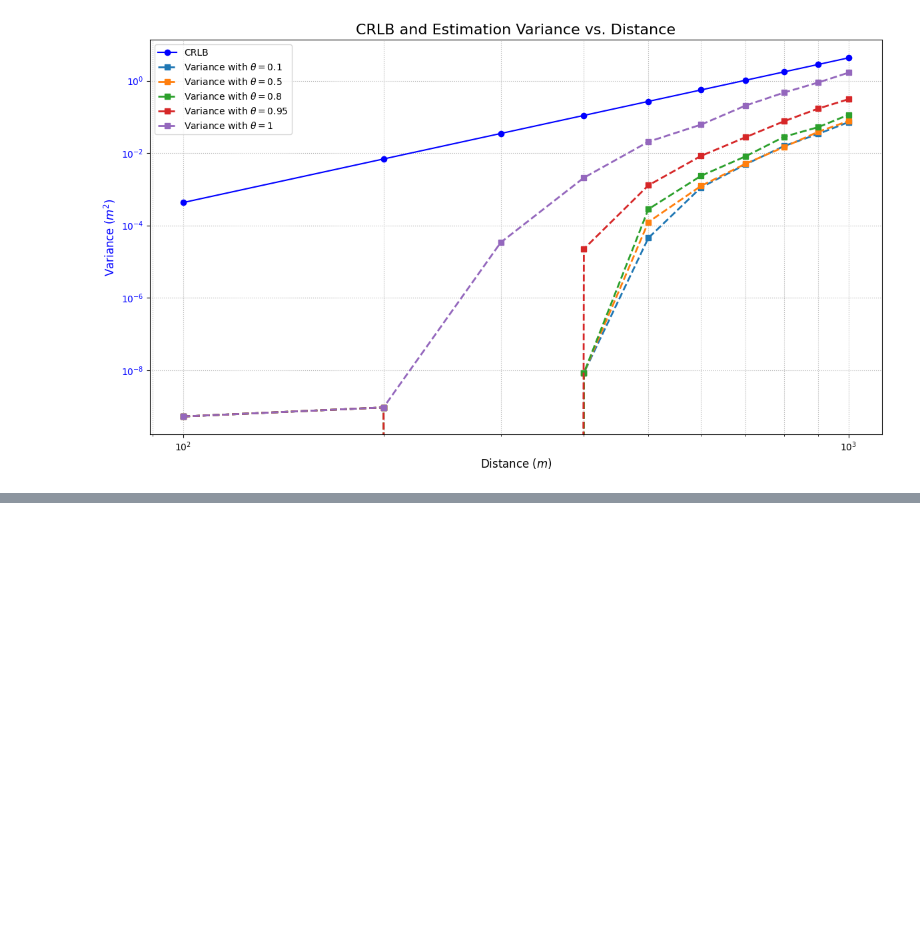
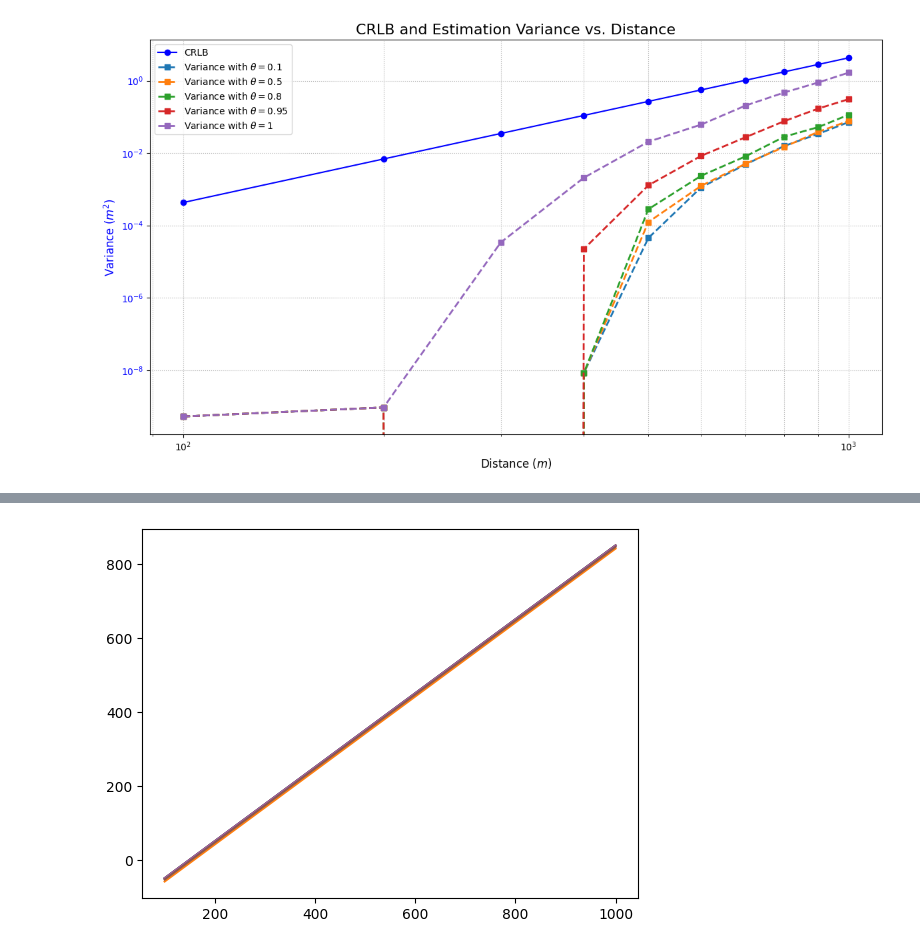
Before and after one commit to alireza06/JSAC_waveform_design, a Jupyter notebook: distance estimation.ipynb, the cells around one changed output, grey strips where cells are left out. Drawn from its saved outputs; the diff is of its cells as text; code cells hidden in the pictures; blank space fills up the shorter version.

```diff
--- a/distance estimation.ipynb
+++ b/distance estimation.ipynb
@@ -165,0 +275,13 @@ print(probibility_of_success_detection_of_distance)
+# %%
+# Loop through and plot each variance line with a specific label
+for i in range(var_distances.shape[1]):
+    if var_distances[-1, i] != 0:
+        # Create a label string for the current theta value
+        if i!=1:
+            line_label = fr'Bias with $\theta = {theta_values[i]}$'
+        else:
+            line_label = fr'Bias for pure LFM'
+
+        plt.plot(distances, torch.mean(est_distances[:, :, i], dim=0).numpy(), label=line_label)
+# %% [output]
+[figure, added]
```
Also changed, not shown: parts of 2 cells of this notebook, 1 other file.
